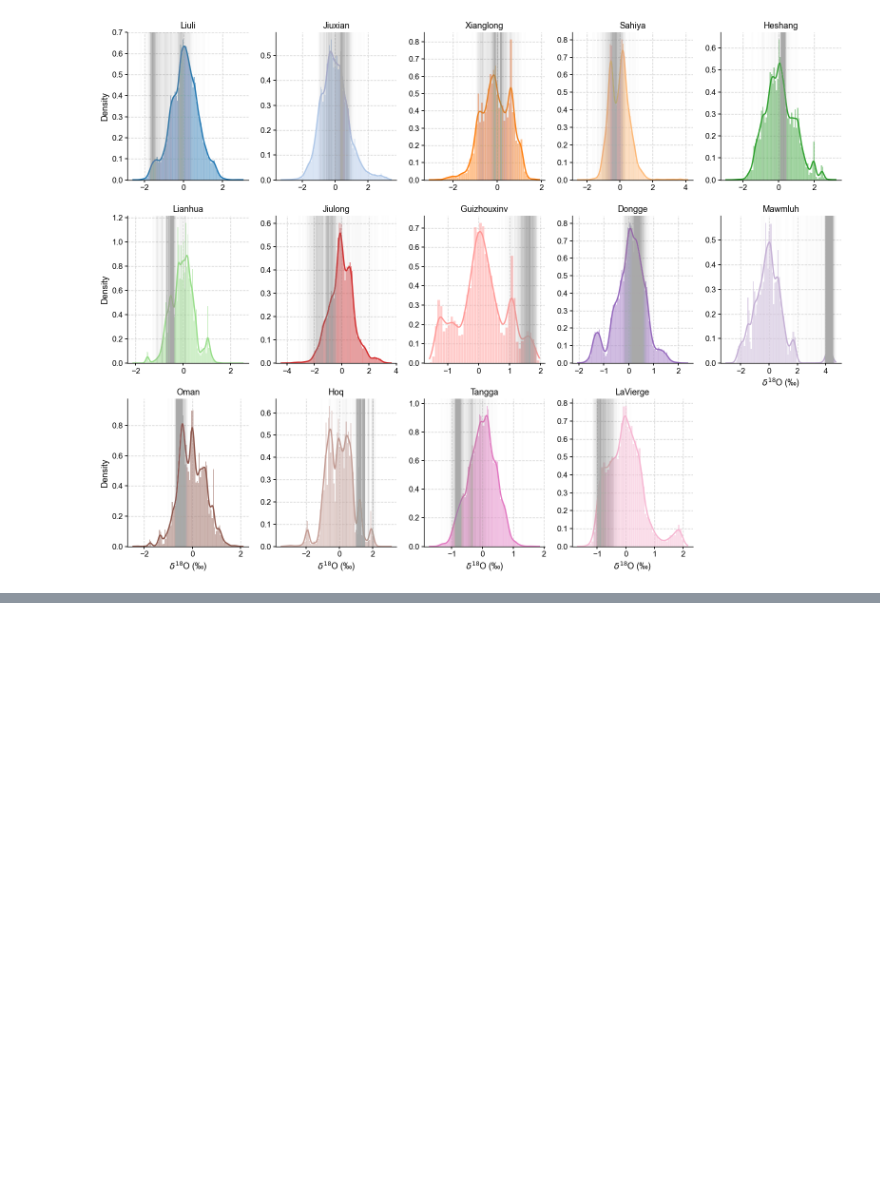
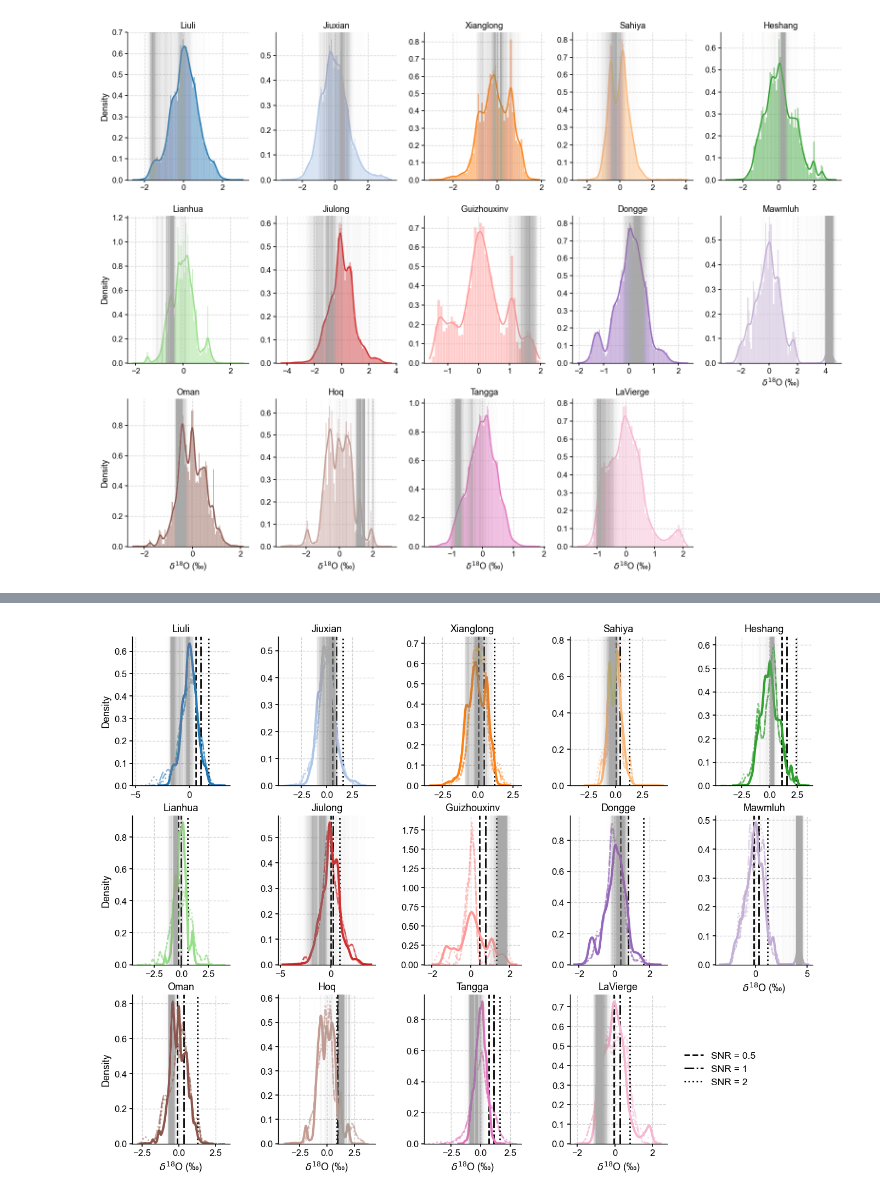
Before and after one commit to alexkjames/AsianSpeleothemCoherency, a Jupyter notebook: code/KDE_diff_Figure.ipynb, the cells around one changed output, grey strips where cells are left out. Drawn from its saved outputs; the diff is of its cells as text; code cells hidden in the pictures; blank space fills up the shorter version.

```diff
--- a/code/KDE_diff_Figure.ipynb
+++ b/code/KDE_diff_Figure.ipynb
@@ -162,0 +159,3 @@ Figure saved at: "../../figures/interval_4k_diff.pdf"
+# %%
+with open('../../data/synthetic_signal_dict.pkl','rb') as handle:
+    sn_signal_dict = pickle.load(handle)
@@ -162,0 +217,81 @@ Figure saved at: "../../figures/interval_4k_diff.pdf"
+# %%
+# Calculating the difference between median interval values
+sn_diff = {}
+for sn,syn_d18O_int in sn_int.items():
+    sn_diff[sn] = {}
+    syn_d18O_diff={}
+    for site in syn_d18O_int:
+        syn_d18O_diff[site]={}
+        for int_size in [150,200]:
+            syn_d18O_diff[site][int_size]=np.diff(syn_d18O_int[site][int_size],axis=0)
+    sn_diff[sn] = syn_d18O_diff
+# %%
+# Plotting
+
+# Set color palette based on the number of keys in holo_chrons
+clrs = sns.color_palette(palette='tab20', n_colors=len(holo_chrons.keys()) + 1)
+clrs[14] = '#FFD700' # Make the last color gold
+linestyles= ['dashed','dashdot','dotted']
+
+# Create a figure with 5 columns and 3 rows of subplots
+# fig, ax = plt.subplots(ncols=5, nrows=3, figsize=(16, 12), tight_layout=True)
+# fig.subplots_adjust(hspace=1, wspace=-.1)
+
+# Flatten the 2D array of axes into a 1D array
+# axes = ax.ravel()
+
+fig = plt.figure(figsize=(16, 12))
+gs = gridspec.GridSpec(3, 5, hspace=0.2, wspace=0.5)
+
+int_size = 200
+# Iterate over each site in holo_chrons
+for idx, site in enumerate(holo_chrons.keys()):
+    ax = plt.subplot(gs[idx])
+    # Create a pandas Series from the flattened d18O_int for the current site and interval size
+    s = pd.Series(d18O_diff[site][int_size].flatten())
+
+    for idy,sn in enumerate([0.5,1,2]):
+        syn = pd.Series(sn_diff[sn][site][int_size].flatten())
+        sns.kdeplot(syn.dropna(), color=clrs[idx], ax=ax,linewidth=2,linestyle=linestyles[idy],common_norm=True,alpha=.5)
+        median = np.nanmedian(sn_interval[sn][site])
+        ax.axvline(x=median, alpha=1, color='black', linewidth=2, linestyle=linestyles[idy])
+
+    # Plot a histogram with KDE for the current site
+    sns.kdeplot(s.dropna(), color=clrs[idx], ax=ax,linewidth=3)
+
+    # Set the title of the subplot
+    ax.set_title(site, fontsize=13)
+
+    # Set the y-label for specific subplots
+    if idx in [0, 5, 10]:
+        ax.set_ylabel('Density', fontsize=13)
+    else:
+        ax.set_ylabel('')
+
+    # Set the tick label size for both axes
+    ax.tick_params(axis='both', which='major', labelsize=12)
+
+    # Set the x-label for the bottom row of subplots
+    if idx >= 9:
+        ax.set_xlabel(u'$\delta^{18}$O (\u2030)', fontsize=13)
+
+    if idx == 13:
+        # Create legend handles
+        handle1 = Line2D([],[],color='black', linestyle='dashed', label='SNR = 0.5')
+        handle2 = Line2D([],[],color='black', linestyle='dashdot', label='SNR = 1')
+        handle3 = Line2D([],[],color='black', linestyle='dotted', label='SNR = 2')
+
+        # Place the handles in a list
+        legend_handles = [handle1, handle2, handle3]
+        # Use the handles to create a legend
+        ax.legend(handles=legend_handles,loc='right', bbox_to_anchor=(2,.5))
+
+    # Iterate over each column in d18O_int for the current site and interval size
+    for i in range(d18O_diff[site][int_size].shape[1]):
+        # Add a vertical line at the specified x-value with low opacity
+        ax.axvline(x=d18O_diff[site][int_size][holo_int[int_size][1:-1] == 4000 - int_size / 2, i], alpha=0.01, color='darkgray')
+
+# Remove the last unused subplot
+# fig.delaxes(axes[-1])
+# %% [output]
+[figure, added]
```
Also changed, not shown: parts of 3 cells of this notebook, 15 other files.
